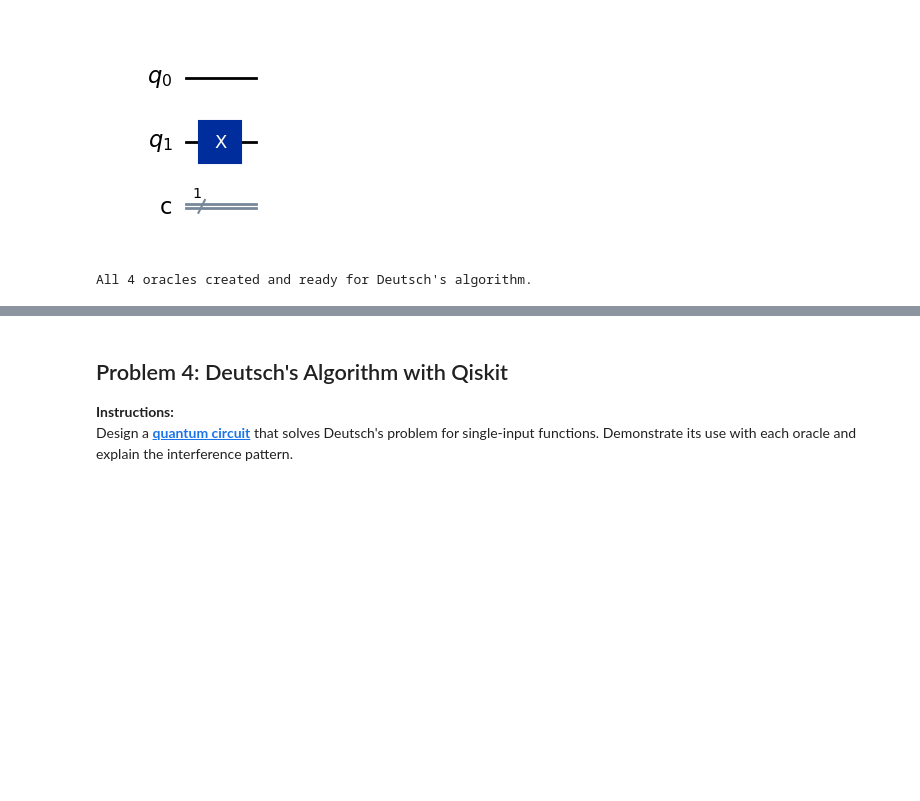
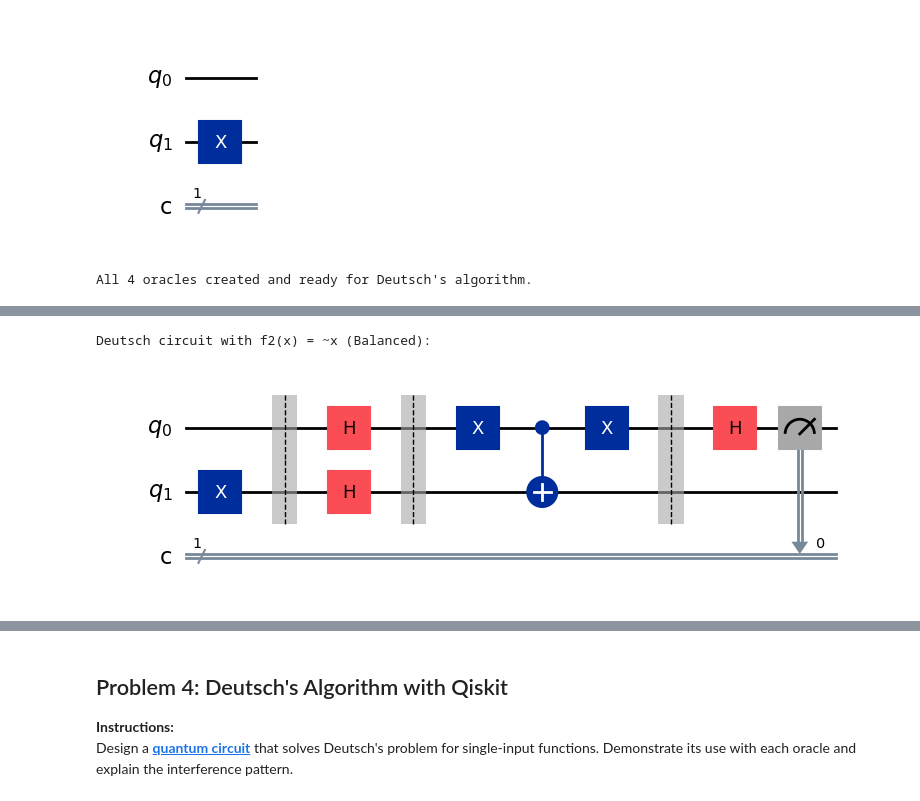
Before and after one commit to TiffanyYongNgikChee/emerging-technologies, a Jupyter notebook: problems.ipynb, the cells around one changed output, grey strips where cells are left out. Drawn from its saved outputs; the diff is of its cells as text; code cells hidden in the pictures; blank space fills up the shorter version.

```diff
--- a/problems.ipynb
+++ b/problems.ipynb
@@ -2597,0 +2648,14 @@ All 4 oracles created and ready for Deutsch's algorithm.
+# %%
+# --- Deutsch circuit with f2(x) = NOT x (Balanced) ---
+deutsch_f2 = QuantumCircuit(2, 1)
+deutsch_f2.compose(start, inplace=True)
+deutsch_f2.barrier()
+deutsch_f2.compose(oracle_f2, inplace=True)   # Anti-CNOT oracle (X → CX → X).
+deutsch_f2.barrier()
+deutsch_f2.compose(end, inplace=True)
+
+print("Deutsch circuit with f2(x) = ~x (Balanced):")
+deutsch_f2.draw(output='mpl')
+# %% [output]
+Deutsch circuit with f2(x) = ~x (Balanced):
+[figure, added]
```
Also changed, not shown: parts of 4 cells of this notebook.
